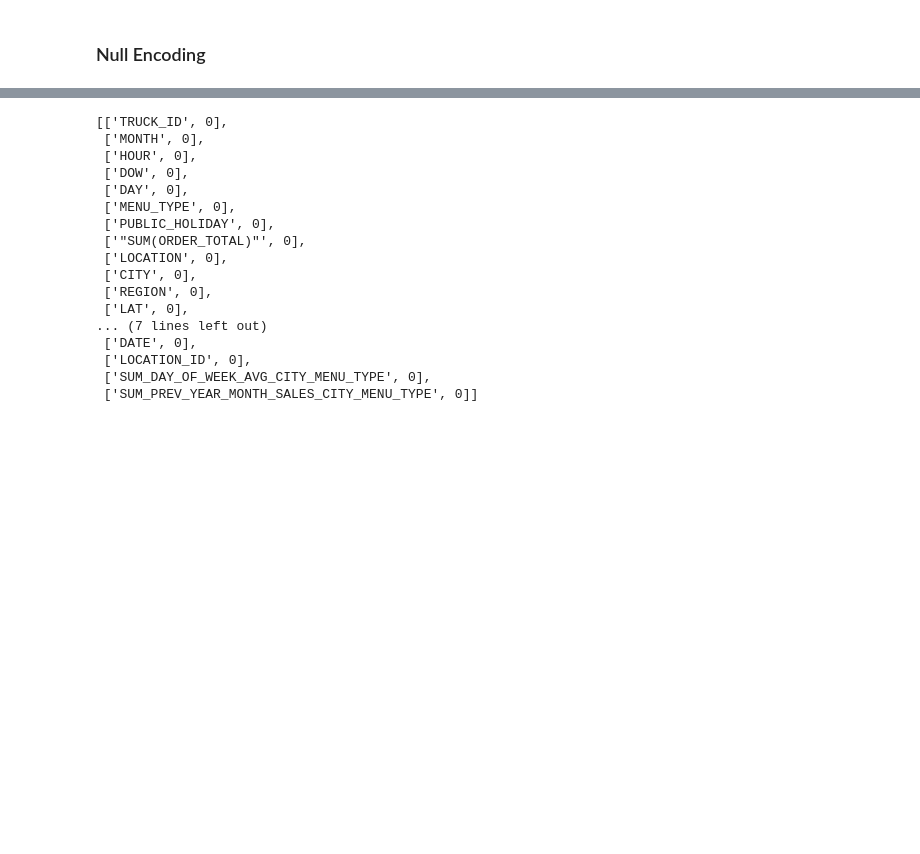
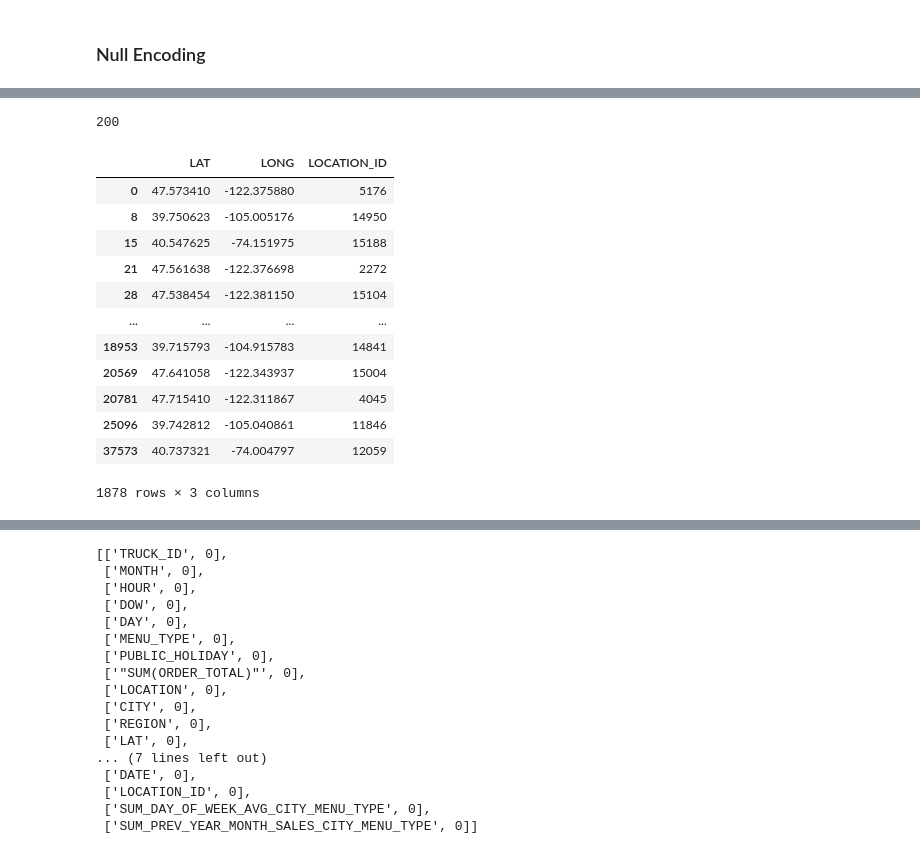
Before and after one commit to jkyxd/ICP_Group3, a Jupyter notebook: ICP Jupyter File.ipynb, the cells around one changed output, grey strips where cells are left out. Drawn from its saved outputs; the diff is of its cells as text; code cells hidden in the pictures; blank space fills up the shorter version.

```diff
--- a/ICP Jupyter File.ipynb
+++ b/ICP Jupyter File.ipynb
@@ -508,8 +541,8 @@ merge_df.show()
 -------------------------------------------------------------------------------------------------------------------------------------------------------------------------------------------------------- ...
 # %%
-merge_df = merge_df.withColumnRenamed('"l_4h4w_MENU_TYPE"','Menu_Type')
+merge_df = merge_df.withColumnRenamed('"l_ag6i_MENU_TYPE"','Menu_Type')
 # %%
-merge_df=merge_df.drop('"r_h7y8_MENU_TYPE"').drop('"r_rc5d_COUNTRY"')
+merge_df=merge_df.drop('"r_wy3f_MENU_TYPE"')
 # %%
 merge_df.show()
 # %% [output]
@@ -533,0 +571,4 @@ merge_df.show()
+# %%
+merge_df_pandas=merge_df.to_pandas()
+# %%
+loc_checker=merge_df_pandas[["LAT","LONG","DATE","LOCATION_ID"]].drop_duplicates(subset=["LAT","LONG"])
@@ -533,0 +599,20 @@ merge_df.show()
+# %%
+response.status_code
+# %% [output]
+200
+# %%
+loc_checker
+# %% [output]
+|  | LAT | LONG | LOCATION_ID |
+| 0 | 47.573410 | -122.375880 | 5176 |
+| 8 | 39.750623 | -105.005176 | 14950 |
+| 15 | 40.547625 | -74.151975 | 15188 |
+| 21 | 47.561638 | -122.376698 | 2272 |
+| 28 | 47.538454 | -122.381150 | 15104 |
+| ... | ... | ... | ... |
+| 18953 | 39.715793 | -104.915783 | 14841 |
+| 20569 | 47.641058 | -122.343937 | 15004 |
+| 20781 | 47.715410 | -122.311867 | 4045 |
+| 25096 | 39.742812 | -105.040861 | 11846 |
+| 37573 | 40.737321 | -74.004797 | 12059 |
+1878 rows × 3 columns
```
Also changed, not shown: parts of 39 cells of this notebook.
